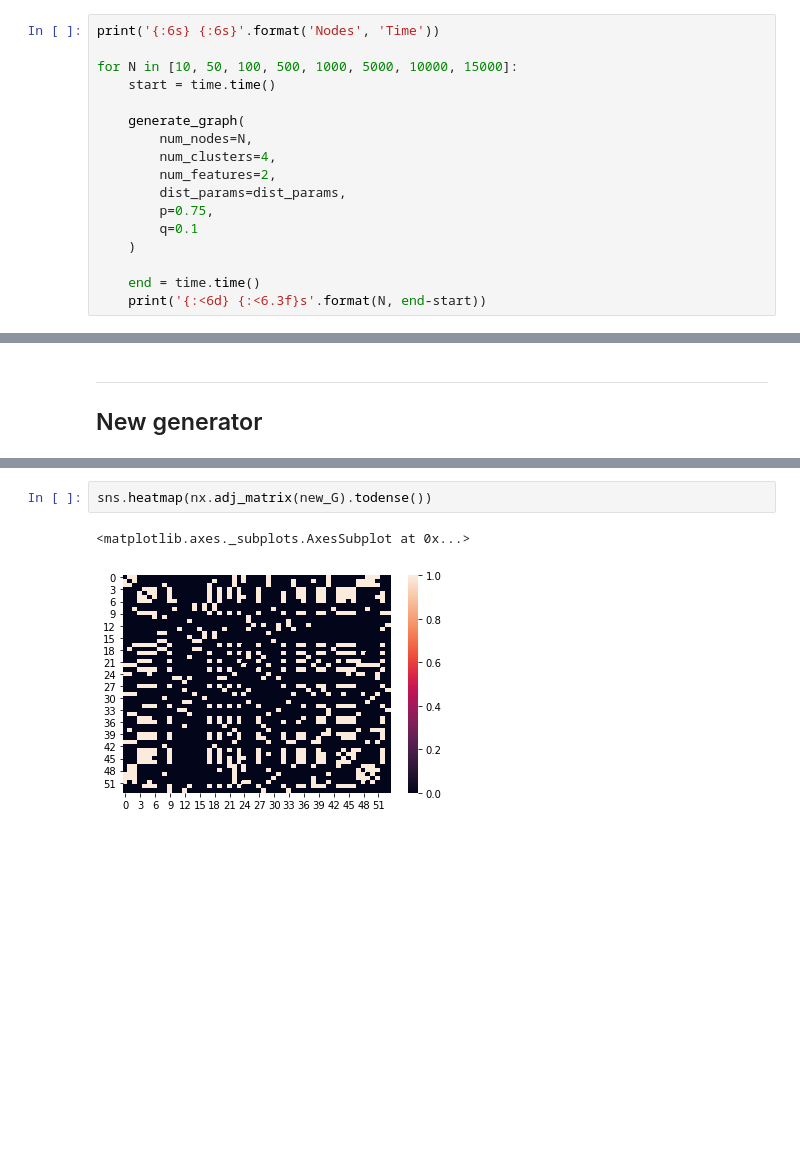
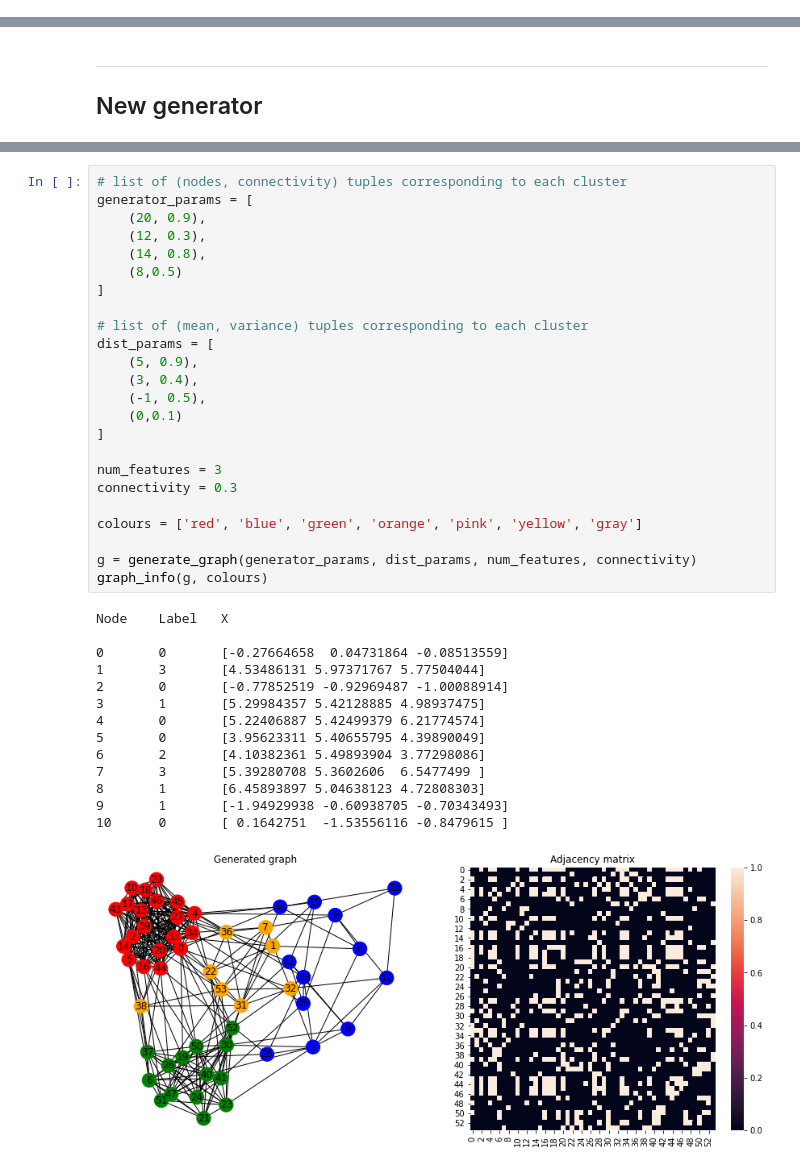
Before and after one commit to nishai/Graph-Network-Transfer, a Jupyter notebook: Generating graph data.ipynb, the cells around one changed output, grey strips where cells are left out. Drawn from its saved outputs; the diff is of its cells as text; blank space fills up the shorter version.

Commit message:
Graph generator + info methods added

```diff
--- a/Generating graph data.ipynb
+++ b/Generating graph data.ipynb
@@ -117,17 +11,0 @@ interactive(children=(IntSlider(value=80, description='num_nodes', max=150, min=
-# %%
-print('{:6s} {:6s}'.format('Nodes', 'Time'))
-
-for N in [10, 50, 100, 500, 1000, 5000, 10000, 15000]:
-    start = time.time()
-
-    generate_graph(
-        num_nodes=N,
-        num_clusters=4,
-        num_features=2,
-        dist_params=dist_params,
-        p=0.75,
-        q=0.1
-    )
-
-    end = time.time()
-    print('{:<6d} {:<6.3f}s'.format(N, end-start))
@@ -188,5 +75,39 @@ nx.draw(new_G, with_labels=True,
-# %%
-sns.heatmap(nx.adj_matrix(new_G).todense())
-# %% [output]
-<matplotlib.axes._subplots.AxesSubplot at 0x...>
-[figure, removed]
+# %%
+# list of (nodes, connectivity) tuples corresponding to each cluster
+generator_params = [
+    (20, 0.9),
+    (12, 0.3),
+    (14, 0.8),
+    (8,0.5)
+]
+
+# list of (mean, variance) tuples corresponding to each cluster
+dist_params = [
+    (5, 0.9),
+    (3, 0.4),
+    (-1, 0.5),
+    (0,0.1)
+]
+
+num_features = 3
+connectivity = 0.3
+
+colours = ['red', 'blue', 'green', 'orange', 'pink', 'yellow', 'gray']
+
+g = generate_graph(generator_params, dist_params, num_features, connectivity)
+graph_info(g, colours)
+# %% [output]
+Node    Label   X
+
+0       0       [-0.27664658  0.04731864 -0.08513559]
+1       3       [4.53486131 5.97371767 5.77504044]
+2       0       [-0.77852519 -0.92969487 -1.00088914]
+3       1       [5.29984357 5.42128885 4.98937475]
+4       0       [5.22406887 5.42499379 6.21774574]
+5       0       [3.95623311 5.40655795 4.39890049]
+6       2       [4.10382361 5.49893904 3.77298086]
+7       3       [5.39280708 5.3602606  6.5477499 ]
+8       1       [6.45893897 5.04638123 4.72808303]
+9       1       [-1.94929938 -0.60938705 -0.70343493]
+10      0       [ 0.1642751  -1.53556116 -0.8479615 ]
+[figure, added]
```
Also changed, not shown: parts of 6 cells of this notebook.
